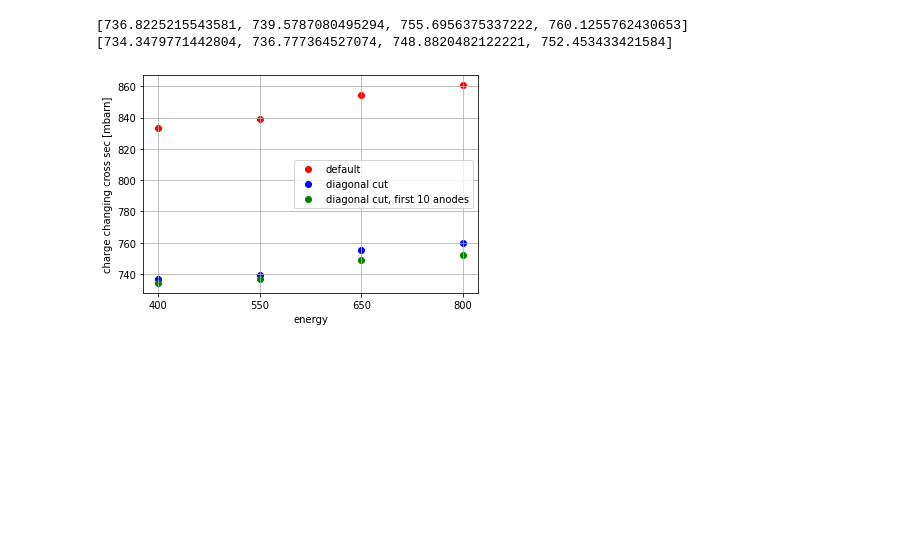
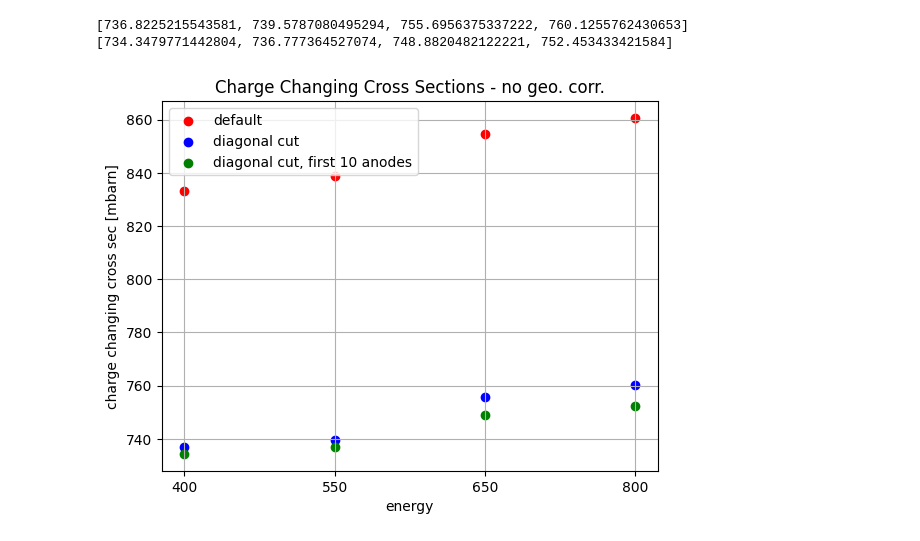
Before and after one commit to jenegger/r3bweek24_gsi, a Jupyter notebook: stats.ipynb, the cells around one changed output. Cells and saved outputs as stored; diff of their text form; code cells hidden in the pictures; blank space fills up the shorter version.

```diff
--- a/stats.ipynb
+++ b/stats.ipynb
@@ -975,14 +975,15 @@ print(charge_changing_diag_small)
 [734.3479771442804, 736.777364527074, 748.8820482122221, 752.453433421584]
 # %%
 fig, ax = plt.subplots()
-ax.scatter(energy_vals,charge_changing_default_empty_substr,label="default",color='red')
+ax.scatter(energy_vals,charge_changing_default,label="default",color='red')
 ax.scatter(energy_vals,charge_changing_diag,label="diagonal cut",color='blue')
 ax.scatter(energy_vals,charge_changing_diag_small,label="diagonal cut, first 10 anodes",color ='green')
 ax.grid()
+ax.set_title("Charge Changing Cross Sections - no geo. corr.")
 ax.set_xlabel("energy")
 ax.set_ylabel("charge changing cross sec [mbarn]")
 plt.legend()
 #plt.show()
 plt.savefig("comparison_charge_changing_cross_section_diagonal.png",dpi=300)
 # %% [output]
-[figure, old version]
+[figure, new version]
```
Also changed, not shown: parts of 21 cells of this notebook, 19 other files.
